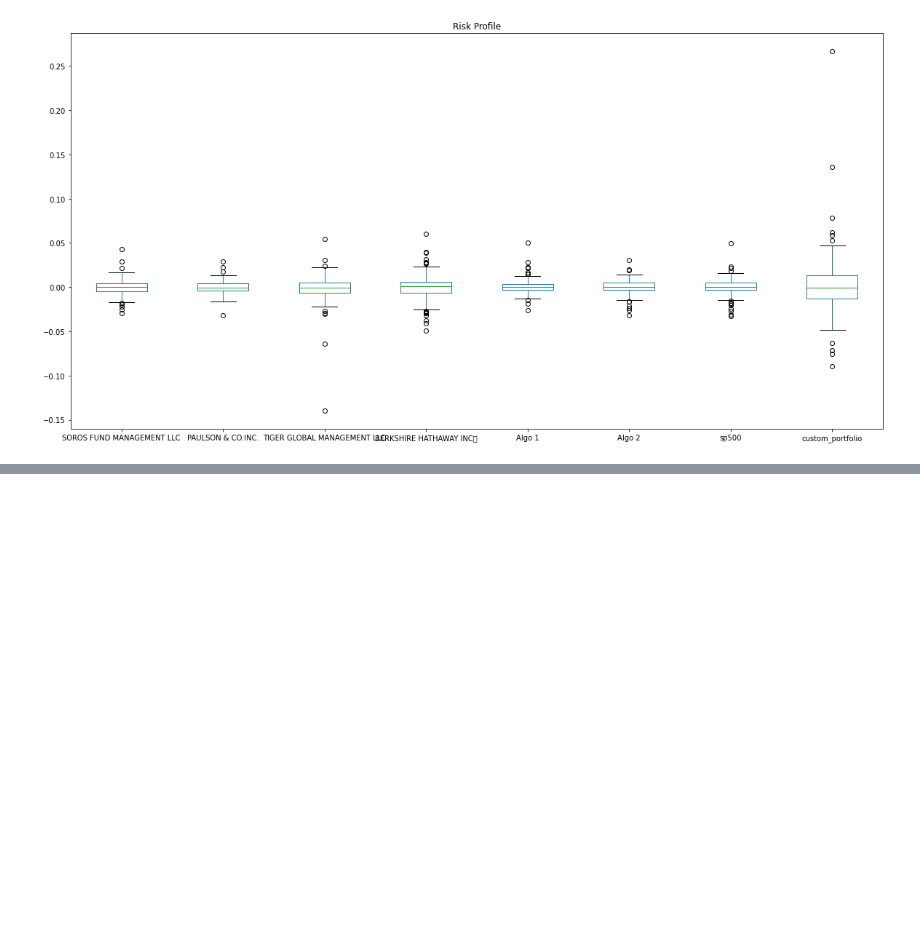
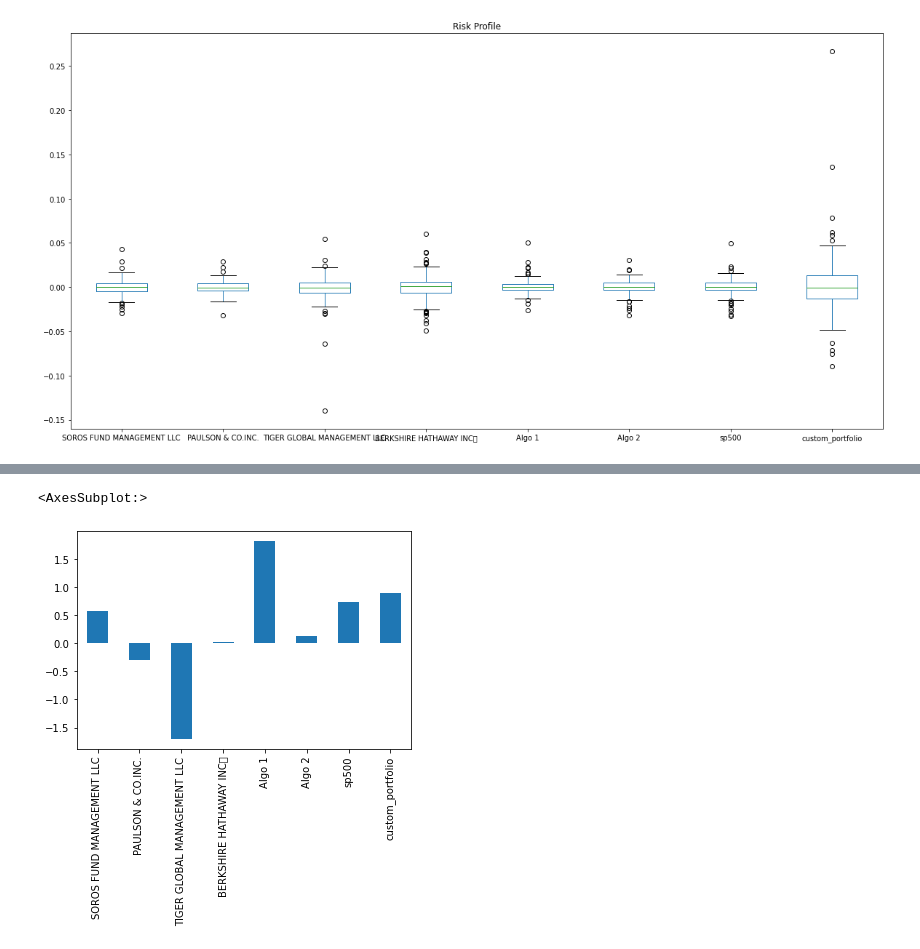
Before and after one commit to SeminoleCasa/hw-3, a Jupyter notebook: whale_analysis.ipynb, the cells around one changed output, grey strips where cells are left out. Saved outputs shown, nothing was run; the diff lists cells and outputs as text; code cells hidden in the pictures; blank space fills up the shorter version.

```diff
--- a/whale_analysis.ipynb
+++ b/whale_analysis.ipynb
@@ -551,2 +551,9 @@ custom_portfolio             0.548915
+# %%
+# Annualized Sharpe Ratios
+sharpe_ratios = (all_returns.mean() * 252) / (all_returns.std() * np.sqrt(252))
+sharpe_ratios
+# %% [output]
+<AxesSubplot:>
+[figure, added]
 # %%
 # Visualize the sharpe ratios as a bar plot
```
Also changed, not shown: parts of 8 cells of this notebook.
